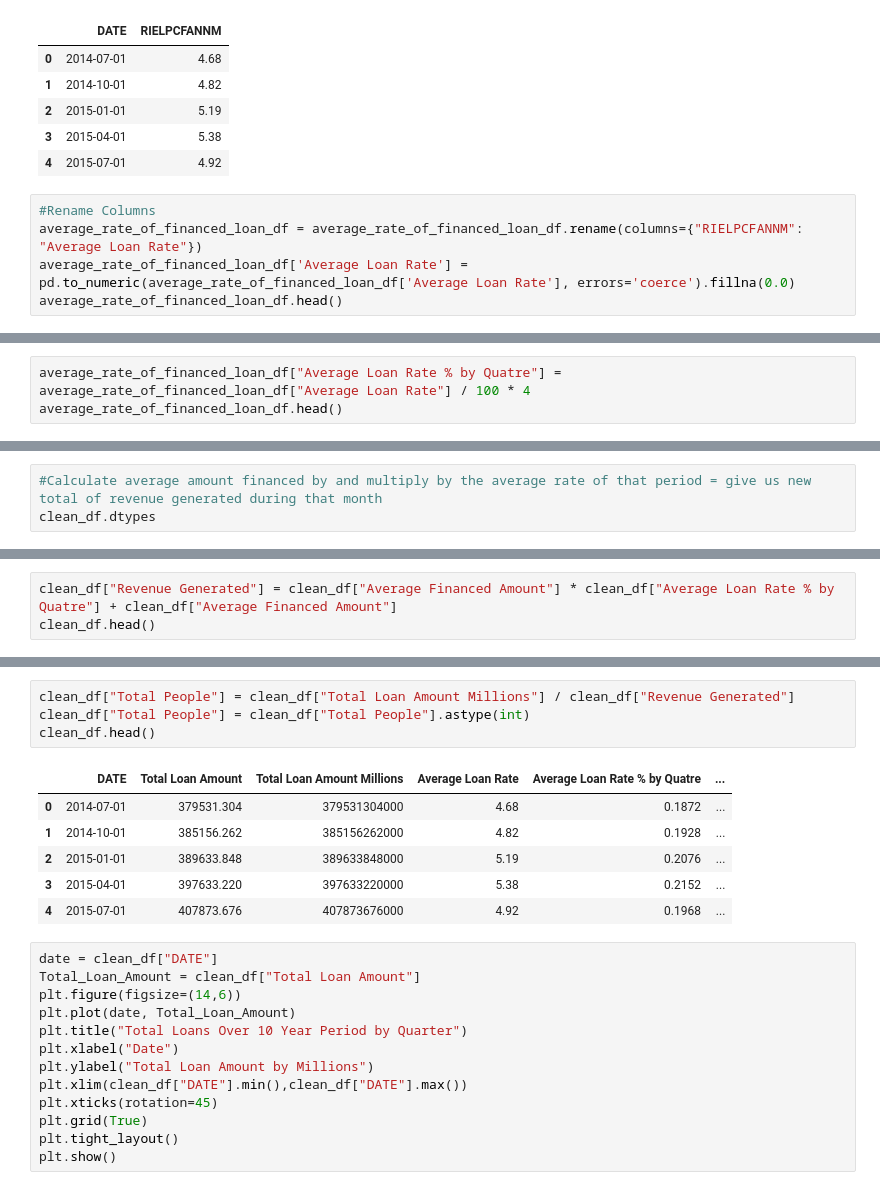
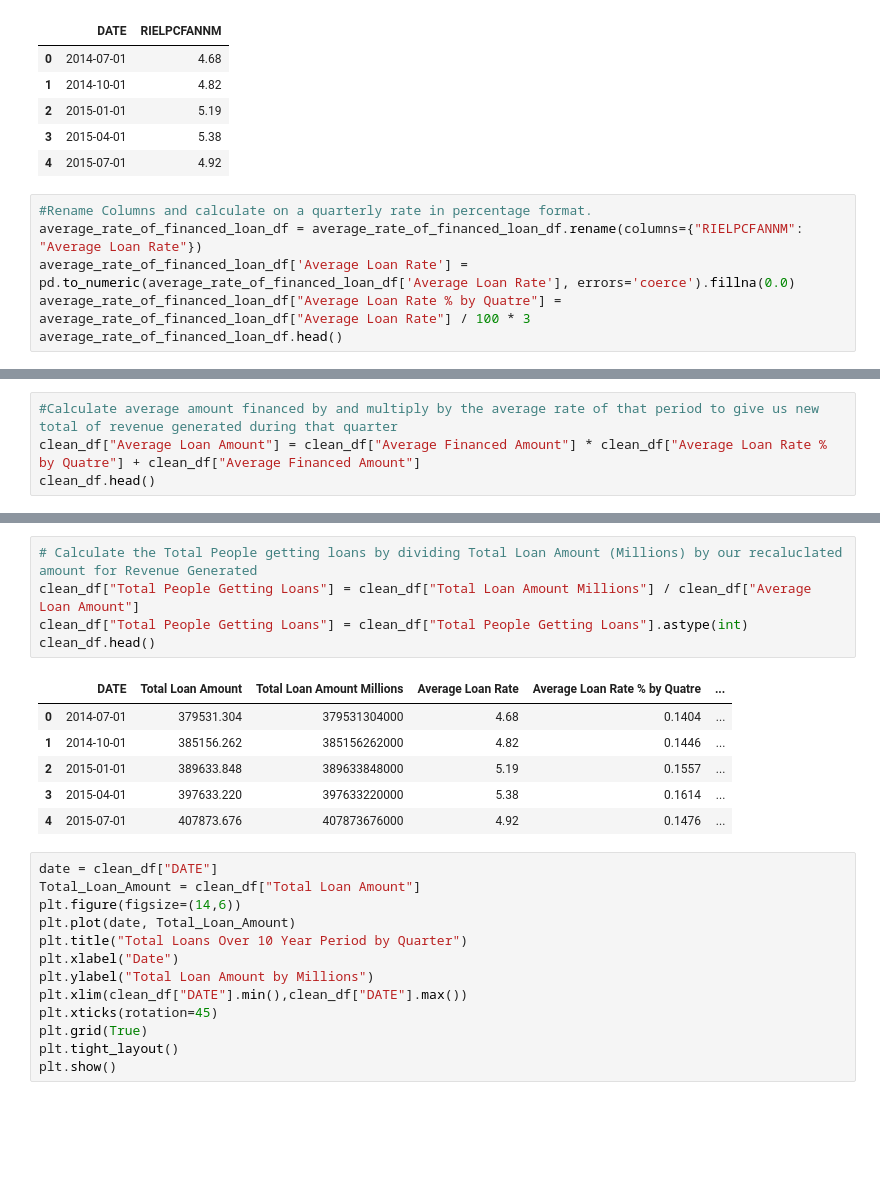
Before and after one commit to Jagar513/project_1_bootcamp, a Jupyter notebook: Automotive Loan Starter Code.ipynb, the cells around one changed output, grey strips where cells are left out. Drawn from its saved outputs; the diff is of its cells as text; blank space fills up the shorter version.

```diff
--- a/Automotive Loan Starter Code.ipynb
+++ b/Automotive Loan Starter Code.ipynb
@@ -68,8 +68,9 @@ average_rate_of_financed_loan_df.head()
 | 3 | 2015-04-01 | 5.38 |
 | 4 | 2015-07-01 | 4.92 |
 # %%
-#Rename Columns
+#Rename Columns and calculate on a quarterly rate in percentage format.
 average_rate_of_financed_loan_df = average_rate_of_financed_loan_df.rename(columns={"RIELPCFANNM": "Average Loan Rate"})
 average_rate_of_financed_loan_df['Average Loan Rate'] = pd.to_numeric(average_rate_of_financed_loan_df['Average Loan Rate'], errors='coerce').fillna(0.0)
+average_rate_of_financed_loan_df["Average Loan Rate % by Quatre"] = average_rate_of_financed_loan_df["Average Loan Rate"] / 100 * 3
 average_rate_of_financed_loan_df.head()
 # %% [output]
@@ -82,3 +82,0 @@ average_rate_of_financed_loan_df.head()
-# %%
-average_rate_of_financed_loan_df["Average Loan Rate % by Quatre"] = average_rate_of_financed_loan_df["Average Loan Rate"] / 100 * 4
-average_rate_of_financed_loan_df.head()
@@ -131,4 +127,5 @@ clean_df.head()
 # %%
-#Calculate average amount financed by and multiply by the average rate of that period = give us new total of revenue generated during that month
-clean_df.dtypes
+#Calculate average amount financed by and multiply by the average rate of that period to give us new total of revenue generated during that quarter
+clean_df["Average Loan Amount"] = clean_df["Average Financed Amount"] * clean_df["Average Loan Rate % by Quatre"] + clean_df["Average Financed Amount"]
+clean_df.head()
 # %% [output]
@@ -142,3 +137,0 @@ dtype: object
-# %%
-clean_df["Revenue Generated"] = clean_df["Average Financed Amount"] * clean_df["Average Loan Rate % by Quatre"] + clean_df["Average Financed Amount"]
-clean_df.head()
@@ -163,14 +138,15 @@ dtype: object
 # %%
-clean_df["Total People"] = clean_df["Total Loan Amount Millions"] / clean_df["Revenue Generated"]
-clean_df["Total People"] = clean_df["Total People"].astype(int)
+# Calculate the Total People getting loans by dividing Total Loan Amount (Millions) by our recaluclated amount for Revenue Generated
+clean_df["Total People Getting Loans"] = clean_df["Total Loan Amount Millions"] / clean_df["Average Loan Amount"]
+clean_df["Total People Getting Loans"] = clean_df["Total People Getting Loans"].astype(int)
 clean_df.head()
 # %% [output]
 |  | DATE | Total Loan Amount | Total Loan Amount Millions | Average Loan Rate | Average Loan Rate % by Quatre | ... |
-| 0 | 2014-07-01 | 379531.304 | 379531304000 | 4.68 | 0.1872 | ... |
-| 1 | 2014-10-01 | 385156.262 | 385156262000 | 4.82 | 0.1928 | ... |
-| 2 | 2015-01-01 | 389633.848 | 389633848000 | 5.19 | 0.2076 | ... |
-| 3 | 2015-04-01 | 397633.220 | 397633220000 | 5.38 | 0.2152 | ... |
-| 4 | 2015-07-01 | 407873.676 | 407873676000 | 4.92 | 0.1968 | ... |
+| 0 | 2014-07-01 | 379531.304 | 379531304000 | 4.68 | 0.1404 | ... |
+| 1 | 2014-10-01 | 385156.262 | 385156262000 | 4.82 | 0.1446 | ... |
+| 2 | 2015-01-01 | 389633.848 | 389633848000 | 5.19 | 0.1557 | ... |
+| 3 | 2015-04-01 | 397633.220 | 397633220000 | 5.38 | 0.1614 | ... |
+| 4 | 2015-07-01 | 407873.676 | 407873676000 | 4.92 | 0.1476 | ... |
 # %%
 date = clean_df["DATE"]
 Total_Loan_Amount = clean_df["Total Loan Amount"]
```
Also changed, not shown: parts of 12 cells of this notebook.
